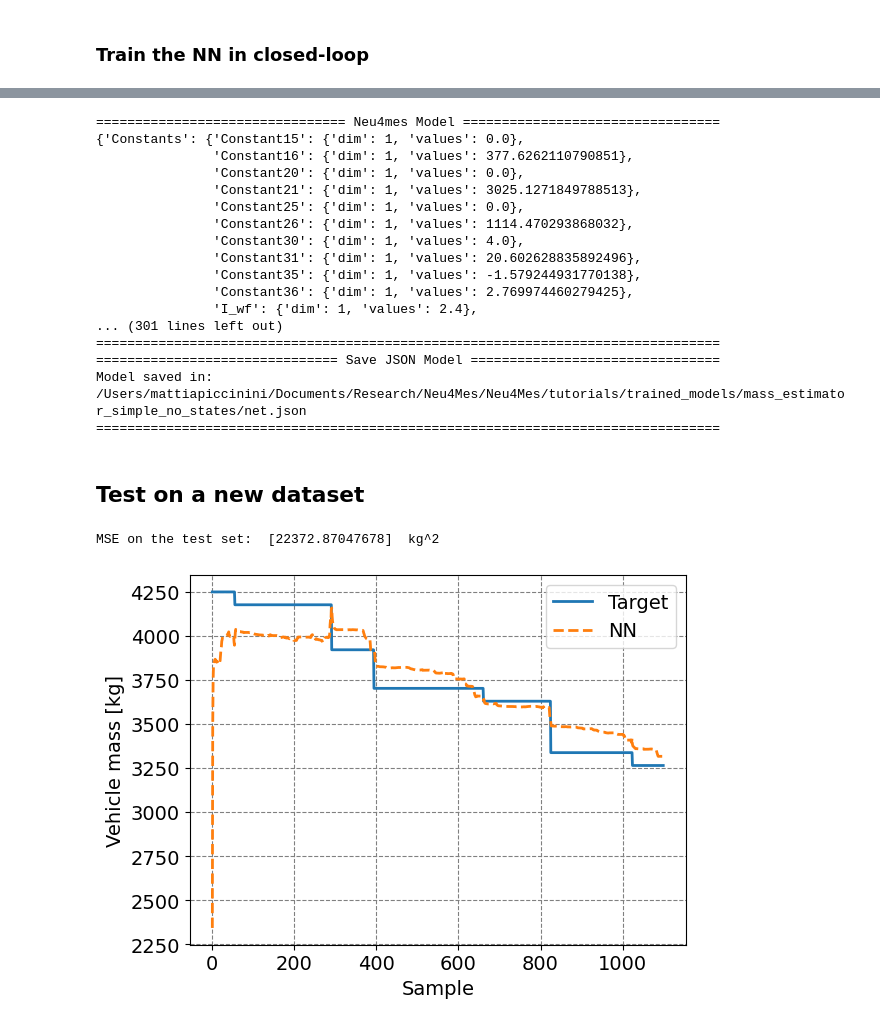
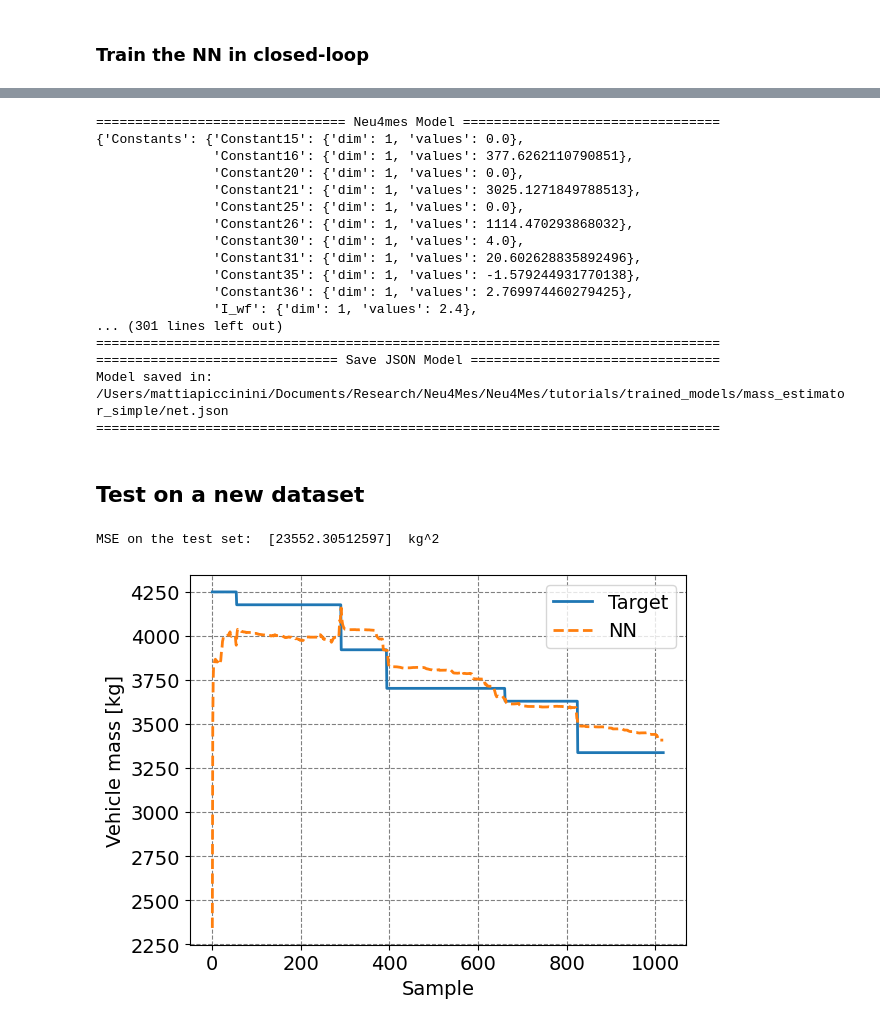
Before and after one commit to tonegas/neu4mes, a Jupyter notebook: tutorials/estimate_vehicle_mass_simple_no_states.ipynb, the cells around one changed output, grey strips where cells are left out. Saved outputs shown, nothing was run; the diff lists cells and outputs as text; code cells hidden in the pictures.

```diff
--- a/tutorials/estimate_vehicle_mass_simple_no_states.ipynb
+++ b/tutorials/estimate_vehicle_mass_simple_no_states.ipynb
@@ -363,7 +363,7 @@ P_estim_out = Output('P_out', P_estim)
 ### Neu4Mes framework
 # %%
 # Create a neu4mes model
-path_folder_save = os.path.join(os.getcwd(),'trained_models','mass_estimator_simple_no_states')    # folder to save the model
+path_folder_save = os.path.join(os.getcwd(),'trained_models','mass_estimator_simple')    # folder to save the model
 mass_estimator = Neu4mes(visualizer='Standard',seed=12,workspace=path_folder_save)  #visualizer=MPLVisulizer()
 
 # Add the neural model to the neu4mes structure and neuralization of the model
@@ -493,13 +493,13 @@ if flag_train_now:
 ... (301 lines left out)
 ================================================================================
 =============================== Save JSON Model ================================
-Model saved in:               /Users/mattiapiccinini/Documents/Research/Neu4Mes/Neu4Mes/tutorials/trained_models/mass_estimator_simple_no_states/net.json
+Model saved in:               /Users/mattiapiccinini/Documents/Research/Neu4Mes/Neu4Mes/tutorials/trained_models/mass_estimator_simple/net.json
 ================================================================================
 # %% [markdown]
 ## Test on a new dataset
 # %%
 # Test on a new dataset
-num_samples_use  = 1100
+num_samples_use  = 1109 - 89 - 1 #predict_samples
 samples_test_set = mass_estimator.getSamples('validation_set', index=0, window=num_samples_use)
 mass_estimator.resetStates()  # reset the internal state
 out_nn_test_set         = mass_estimator(samples_test_set, sampled=True,
@@ -508,32 +508,32 @@ out_nn_test_set         = mass_estimator(samples_test_set, sampled=True,
                                                       'P':'P_out'})
 out_nn_test_set_extract = np.asarray(out_nn_test_set['m_out'])
 
 # Extract the samples
 samples_test_set_extract = np.zeros((len(samples_test_set['m_target']),1))
 for i in range(0,len(samples_test_set_extract)):
   samples_test_set_extract[i] = samples_test_set['m_target'][i]
 
 # Compute the MSE on the test set
 mse_calc = 0
 for i in range(0,len(samples_test_set_extract)):
   mse_calc = mse_calc + (samples_test_set_extract[i] - out_nn_test_set_extract[i])**2
 mse_calc = mse_calc/len(samples_test_set_extract)
 print('MSE on the test set: ', mse_calc, ' kg^2')
 
 flag_plot_results = True
 if flag_plot_results:
   # plot the results
   plt.figure()
   plt.plot(samples_test_set_extract,label='Target',linewidth=2)
   plt.plot(out_nn_test_set_extract,label='NN',linestyle='--',linewidth=2)
   plt.xlabel('Sample')
   plt.ylabel('Vehicle mass [kg]')
   plt.legend()
   plt.grid()
   plt.show()
 
 # Test with custom data
 #mass_estimator({'curv':[0.1,0.2,0.3,0.4,0.5,0.6,0.7,0.8,0.9,1.0],'steer':[0.1,0.2,0.3,0.4,0.5,0.6,0.7,0.8,0.9,1.0]})
 # %% [output]
-MSE on the test set:  [22372.87047678]  kg^2
+MSE on the test set:  [23552.30512597]  kg^2
-[figure, old version]
+[figure, new version]
```
Also changed, not shown: parts of 2 cells of this notebook, 2 other files.
